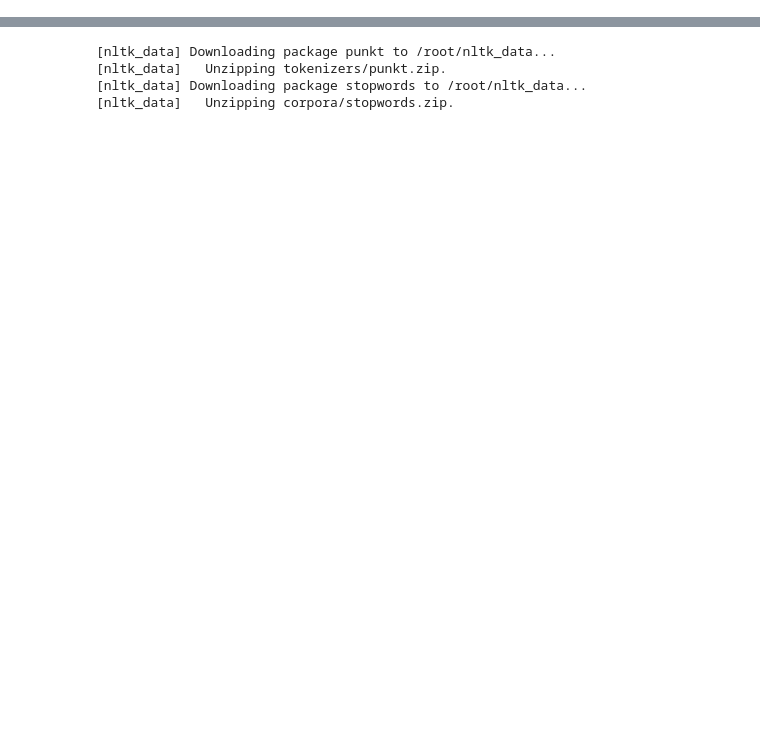
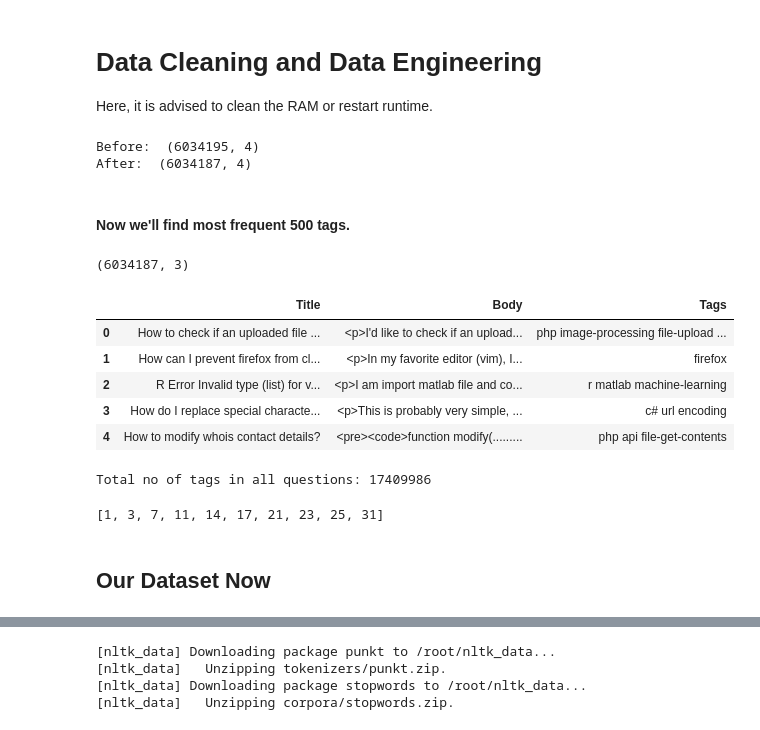
Before and after one commit to tanmayvijay/Taxonomy-Prediction_For-TCS-HumAIn_2019, a Jupyter notebook: Taxanomy-Prediction-Notebook.ipynb, the cells around one changed output, grey strips where cells are left out. Saved outputs shown, nothing was run; the diff lists cells and outputs as text; code cells hidden in the pictures; blank space fills up the shorter version.

```diff
--- a/Taxanomy-Prediction-Notebook.ipynb
+++ b/Taxanomy-Prediction-Notebook.ipynb
@@ -207,0 +285,23 @@ len_tbc/df_tbc.shape[0]
+# %% [markdown]
+# Data Cleaning and Data Engineering
+
+Here, it is advised to clean the RAM or restart runtime.
+# %%
+# Dropping all NaN tags and corresponding questions
+
+import pandas as pd
+# loading data
+df = pd.read_csv("data/Train.csv")
+print("Shape of dataset Before: ", df.shape)
+
+# dropping nans
+df.dropna(inplace=True)
+
+# creating new index
+df.reset_index(inplace=True)
+df.drop(columns=['index'], inplace=True)
+
+print("Shape of dataset After: ", df.shape)
+# %% [output]
+Before:  (6034195, 4)
+After:  (6034187, 4)
@@ -207,0 +317,25 @@ len_tbc/df_tbc.shape[0]
+# %% [markdown]
+#### Now we'll find most frequent 500 tags.
+# %%
+# Importing new dataset
+
+import pandas as pd
+df = pd.read_csv("data/2_Train_No_NaN.csv")
+
+print(df.shape)
+df.head()
+# %% [output]
+(6034187, 3)
+|  | Title | Body | Tags |
+| 0 | How to check if an uploaded file ... | <p>I'd like to check if an upload... | php image-processing file-upload ... |
+| 1 | How can I prevent firefox from cl... | <p>In my favorite editor (vim), I... | firefox |
+| 2 | R Error Invalid type (list) for v... | <p>I am import matlab file and co... | r matlab machine-learning |
+| 3 | How do I replace special characte... | <p>This is probably very simple, ... | c# url encoding |
+| 4 | How to modify whois contact details? | <pre><code>function modify(......... | php api file-get-contents |
+# %%
+# list of all tags in all questions
+all_tags = [tag for slist in df["Tags"].values for tag in slist.split()]
+
+print ("Total no of tags in all questions:", len(all_tags))
+# %% [output]
+Total no of tags in all questions: 17409986
@@ -207,0 +353,15 @@ len_tbc/df_tbc.shape[0]
+# %%
+# finding indices of questions which have only top 500 tags
+
+req_indices=[]
+
+# question's tag set must be a subset of out top tags list
+for i in range(df.shape[0]):
+  tags = set(df["Tags"][i].split())
+  if tags.issubset(top_tags):
+    req_indices.append(i)
+
+# indices of all appropriate questions
+print(req_indices[:10])
+# %% [output]
+[1, 3, 7, 11, 14, 17, 21, 23, 25, 31]
@@ -207,0 +392,2 @@ len_tbc/df_tbc.shape[0]
+# %% [markdown]
+## Our Dataset Now
```
Also changed, not shown: parts of 79 cells of this notebook, 3 other files.
